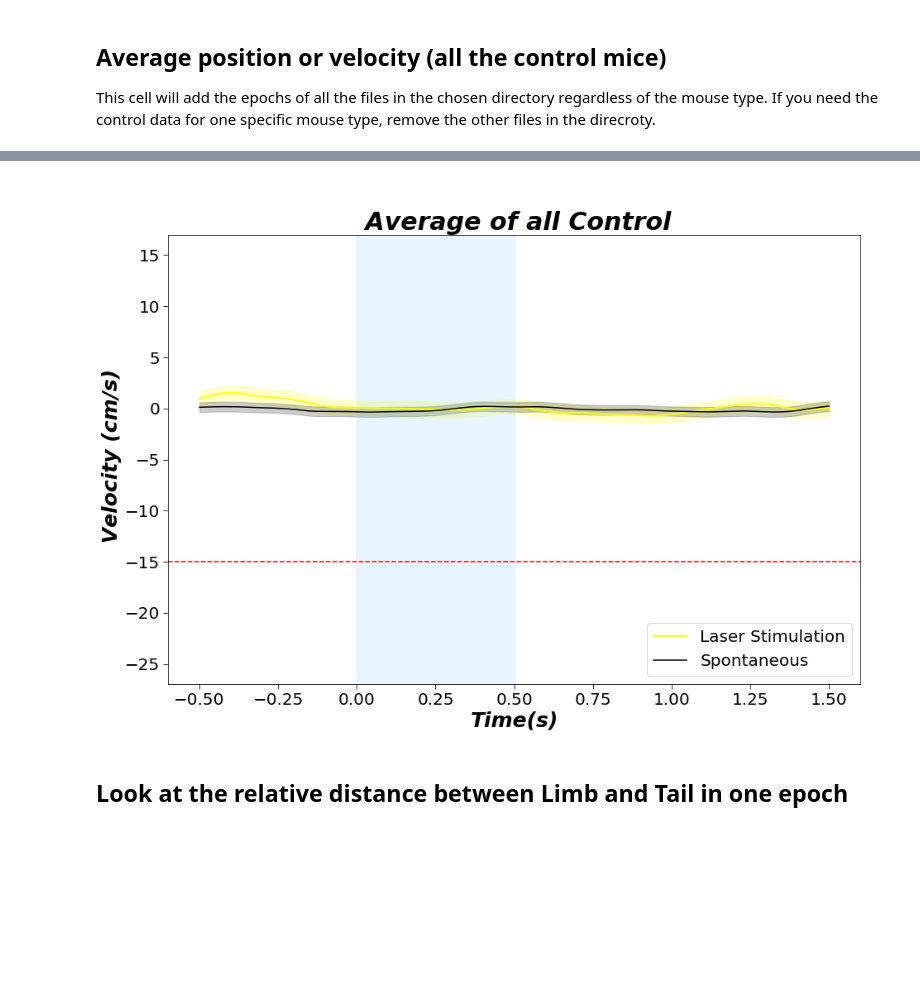
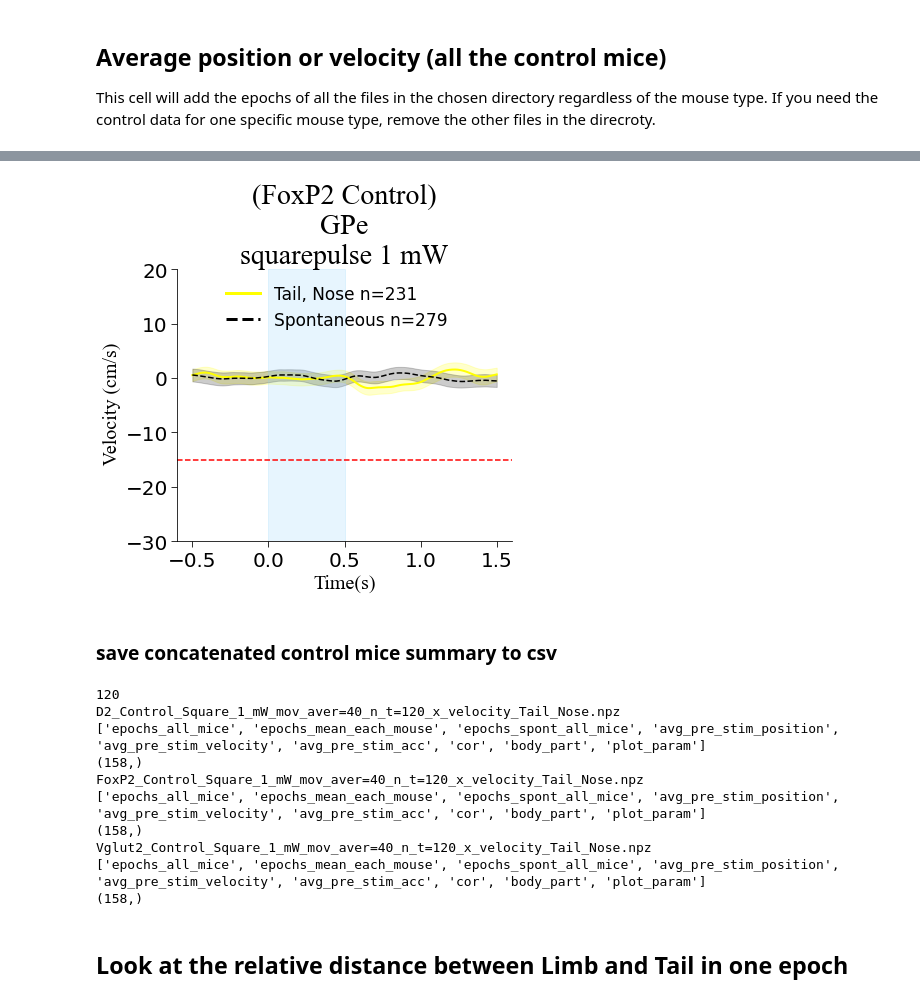
Before and after one commit to Shiva-A-Lindi/Behavioral-Analysis, a Jupyter notebook: Locomotion/Behavior_analysis_mouse_locomotion.ipynb, the cells around one changed output, grey strips where cells are left out. Saved outputs shown, nothing was run; the diff lists cells and outputs as text; code cells hidden in the pictures; blank space fills up the shorter version.

```diff
--- a/Locomotion/Behavior_analysis_mouse_locomotion.ipynb
+++ b/Locomotion/Behavior_analysis_mouse_locomotion.ipynb
@@ -547,29 +421,53 @@ Vglut2_Control_Square_1_mW_mov_aver=40_n_t=120_x_velocity_Tail_Nose.npz
-# %%
-folder = "Square_1_mW"
-path = os.path.join(pre_direct, 'data_npz', folder, 'Control')
-
-Summary_files_list = list_all_files(path,'.npz')
-epochs_all_ctr = np.empty((0,intervals_dict['pre_interval']+intervals_dict['interval']+intervals_dict['post_interval']+1))
-epochs_spont_all_ctr = np.empty_like(epochs_all_ctr)
-count = 0
-for file in Summary_files_list:
-    count = count+1
-    dat = np.load(os.path.join(path,file))
-    properties = file.split("_")
-    study_param_dict = {'cor' : dat['cor'][0], 'body_part' : dat['body_part'], 'plot_param' : dat['plot_param'][0]}
-    epochs_all_ctr = np.append(epochs_all_ctr,dat['epochs_all_mice'], axis = 0)# construct an array of all the trial epochs of all mice
-    epochs_spont_all_ctr = np.append(epochs_spont_all_ctr,dat['epochs_spont_all_mice'], axis = 0)# construct an array of all the trial epochs of all mice
-#     epochs_spont_all_ctr = np.zeros((epochs_all_ctr.shape))
-
-mouse_type = ''
-opto_par = 'Control'
-fig, ax = plt.subplots(nrows=1, ncols=1, figsize=(15, 10), sharey=True)
-
-plot_pre_on_post(ax,pre_direct,mouse_type,opto_par,folder,epochs_all_ctr,epochs_spont_all_ctr,treadmil_velocity,
-                     ylim,**t_window_dict,**study_param_dict,**intervals_dict,
-                     average = 'Averg_trials_all_mice',c_laser = 'yellow',c_spont = 'k',save_as_format = '.pdf')
-# %% [output]
-[figure, removed]
+# %%
+stim_type = 'squarepulse_1_mW'
+stim_loc = 'GPe'
+opto_par = 'Control'
+
+path = os.path.join(pre_direct,'data_npz', stim_loc, stim_type, opto_par)
+summary_files_list = list_all_files(path,".npz")
+min_y_pre_post = -30 ; max_y_pre_post =  20
+
+for count, filename in enumerate(summary_files_list):
+
+    dat = np.load(os.path.join(path,filename))
+    properties = filename.split("_")
+    stim_type = '_'.join(filename.split("_")[3:6])
+    mouse_type = properties[0]
+    opto_par = properties[1]
+    epochs_all_mice = dat['epochs_all_mice']
+    epochs_spont_all_mice = dat['epochs_spont_all_mice']
+#     epochs_spont_all_mice = np.zeros((epochs_all_mice.shape))
+    study_param_dict = extract_study_param_dict(dat)
+
+
+    plot_pre_on_post(pre_direct,mouse_type, opto_par, stim_loc, stim_type,
+                     epochs_all_mice, epochs_spont_all_mice,treadmil_velocity,
+                     [min_y_pre_post, max_y_pre_post],
+                     **t_window_dict,**study_param_dict,**intervals_dict,
+                     average = 'Averg_trials_all_mice', c_laser = 'yellow',
+                     save_as_format = '.pdf')
+# %% [output]
+[figure, added]
+# %% [markdown]
+### save concatenated control mice summary to csv
+# %%
+stim_type = 'squarepulse_1_mW'
+stim_loc_list = ['GPe', 'STR', 'STN']
+opto_par = 'Control'
+
+save_data_summary_all_ctrls_concatenated(stim_loc_list, pre_direct, stim_type, opto_par,
+                                         intervals_dict, t_window_dict)
+# %% [output]
+120
+D2_Control_Square_1_mW_mov_aver=40_n_t=120_x_velocity_Tail_Nose.npz
+['epochs_all_mice', 'epochs_mean_each_mouse', 'epochs_spont_all_mice', 'avg_pre_stim_position', 'avg_pre_stim_velocity', 'avg_pre_stim_acc', 'cor', 'body_part', 'plot_param']
+(158,)
+FoxP2_Control_Square_1_mW_mov_aver=40_n_t=120_x_velocity_Tail_Nose.npz
+['epochs_all_mice', 'epochs_mean_each_mouse', 'epochs_spont_all_mice', 'avg_pre_stim_position', 'avg_pre_stim_velocity', 'avg_pre_stim_acc', 'cor', 'body_part', 'plot_param']
+(158,)
+Vglut2_Control_Square_1_mW_mov_aver=40_n_t=120_x_velocity_Tail_Nose.npz
+['epochs_all_mice', 'epochs_mean_each_mouse', 'epochs_spont_all_mice', 'avg_pre_stim_position', 'avg_pre_stim_velocity', 'avg_pre_stim_acc', 'cor', 'body_part', 'plot_param']
+(158,)
 # %% [markdown]
 ## Look at the relative distance between Limb and Tail in one epoch
 # %% [markdown]
```
Also changed, not shown: parts of 15 cells of this notebook, 1 other file.
